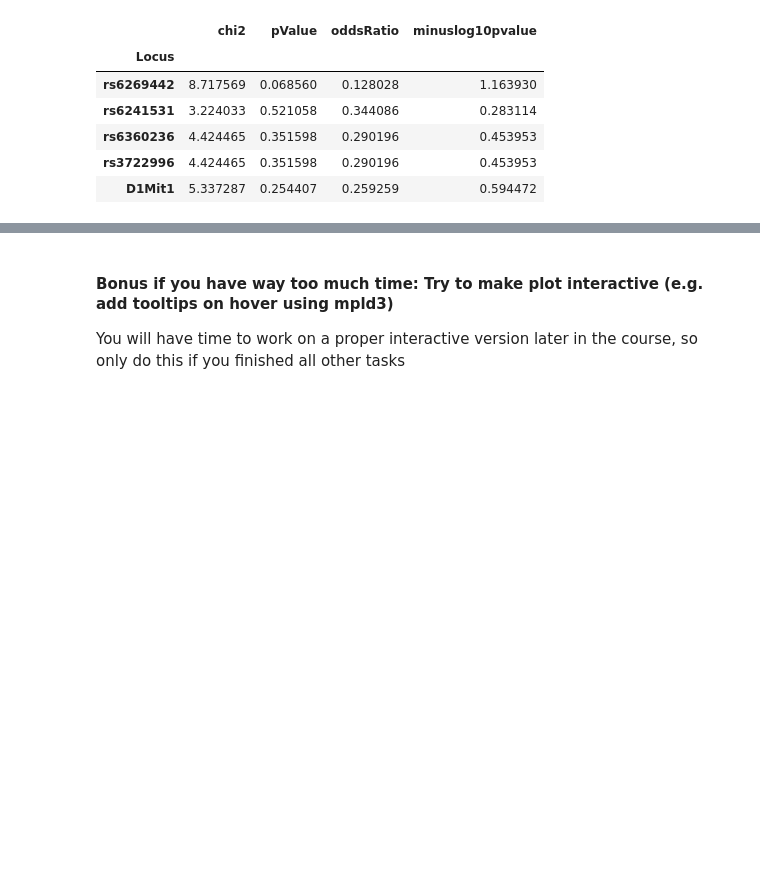
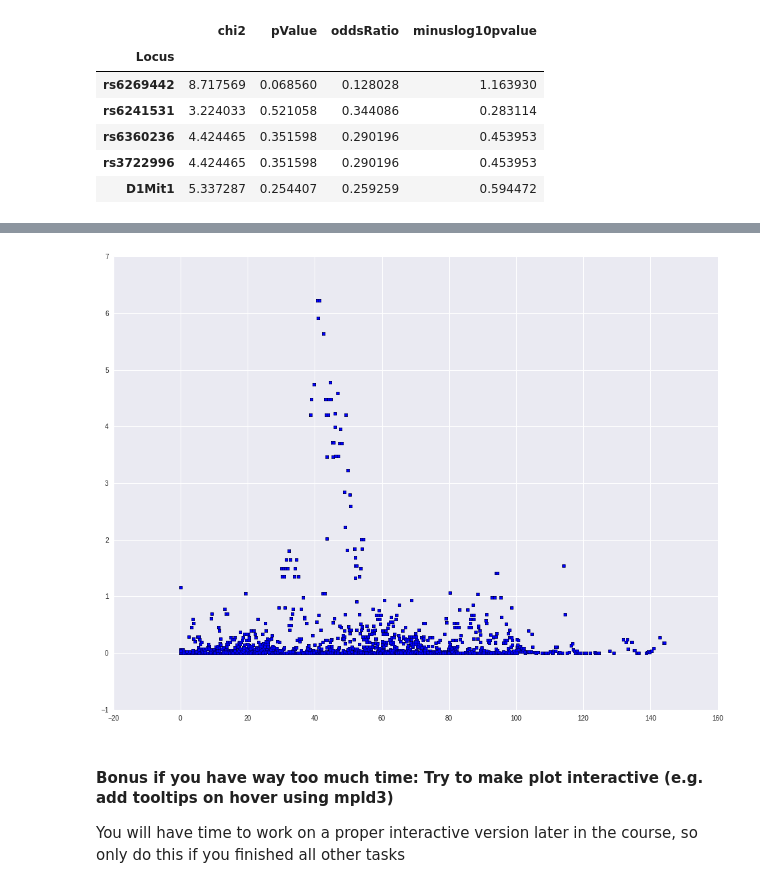
Before and after one commit to MeeNot/Integrated_Bioinformatics, a Jupyter notebook: notebooks/Day3_GWAS_part1.ipynb, the cells around one changed output, grey strips where cells are left out. Saved outputs shown, nothing was run; the diff lists cells and outputs as text; code cells hidden in the pictures; blank space fills up the shorter version.

```diff
--- a/notebooks/Day3_GWAS_part1.ipynb
+++ b/notebooks/Day3_GWAS_part1.ipynb
@@ -479,10 +479,18 @@ df_results.head()
 | rs3722996 | 4.424465 | 0.351598 | 0.290196 | 0.453953 |
 | D1Mit1 | 5.337287 | 0.254407 | 0.259259 | 0.594472 |
 # %%
-plt.figure(figsize=(12,6), dpi=80)
+plt.figure(figsize=(16,12), dpi=80)
+step=0
+t=0
 
-for chrom in enumerate df_genotype["Chr"]:
-    plt.plot(df_genotype.cM, -np.log10(df_results.pValue))
+for i, chrom in enumerate(df_genotype["Chr"].unique()):
+    temp = df_genotype[(df_genotype.ix[:, "Chr"] == chrom)]
+    t = step + temp.cM.max()/2
+    plt.scatter(df_genotype["cM"].values, -np.log10(df_results.pValue))
+
+
+
+
 
 
 plt.show()
@@ -491,3 +498,4 @@ SyntaxError: invalid syntax (<ipython-input-84-64b490ee1ffc>, line 3)
+[figure, added]
 # %% [markdown]
 #### Bonus if you have way too much time: Try to make plot interactive (e.g. add tooltips on hover using mpld3)
 You will have time to work on a proper interactive version later in the course, so only do this if you finished all other tasks
```
Also changed, not shown: parts of 1 cell of this notebook.
